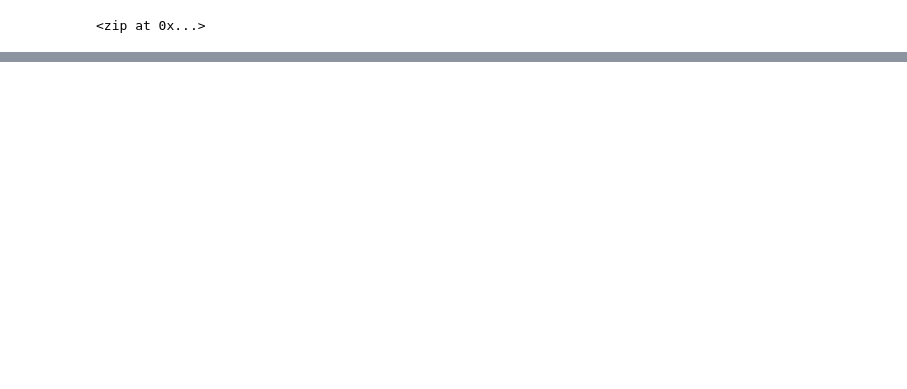
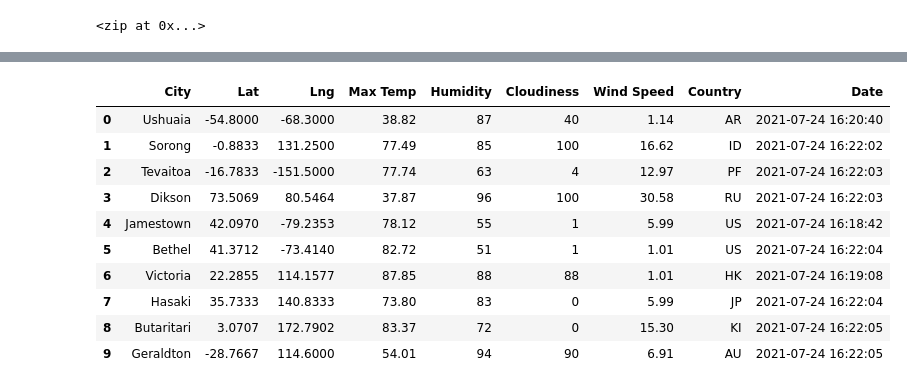
Before and after one commit to ljyoung79/World_Weather_Analysis, a Jupyter notebook: WeatherPy.ipynb, the cells around one changed output, grey strips where cells are left out. Saved outputs shown, nothing was run; the diff lists cells and outputs as text; code cells hidden in the pictures; blank space fills up the shorter version.

```diff
--- a/WeatherPy.ipynb
+++ b/WeatherPy.ipynb
@@ -34,0 +151,16 @@ len(cities)
+# %%
+#Convert the array of dictionaries top a Pandas DataFrame.
+city_data_df = pd.DataFrame(city_data)
+city_data_df.head(10)
+# %% [output]
+|  | City | Lat | Lng | Max Temp | Humidity | Cloudiness | Wind Speed | Country | Date |
+| 0 | Ushuaia | -54.8000 | -68.3000 | 38.82 | 87 | 40 | 1.14 | AR | 2021-07-24 16:20:40 |
+| 1 | Sorong | -0.8833 | 131.2500 | 77.49 | 85 | 100 | 16.62 | ID | 2021-07-24 16:22:02 |
+| 2 | Tevaitoa | -16.7833 | -151.5000 | 77.74 | 63 | 4 | 12.97 | PF | 2021-07-24 16:22:03 |
+| 3 | Dikson | 73.5069 | 80.5464 | 37.87 | 96 | 100 | 30.58 | RU | 2021-07-24 16:22:03 |
+| 4 | Jamestown | 42.0970 | -79.2353 | 78.12 | 55 | 1 | 5.99 | US | 2021-07-24 16:18:42 |
+| 5 | Bethel | 41.3712 | -73.4140 | 82.72 | 51 | 1 | 1.01 | US | 2021-07-24 16:22:04 |
+| 6 | Victoria | 22.2855 | 114.1577 | 87.85 | 88 | 88 | 1.01 | HK | 2021-07-24 16:19:08 |
+| 7 | Hasaki | 35.7333 | 140.8333 | 73.80 | 83 | 0 | 5.99 | JP | 2021-07-24 16:22:04 |
+| 8 | Butaritari | 3.0707 | 172.7902 | 83.37 | 72 | 0 | 15.30 | KI | 2021-07-24 16:22:05 |
+| 9 | Geraldton | -28.7667 | 114.6000 | 54.01 | 94 | 90 | 6.91 | AU | 2021-07-24 16:22:05 |
```
Also changed, not shown: parts of 10 cells of this notebook, 3 other files.
